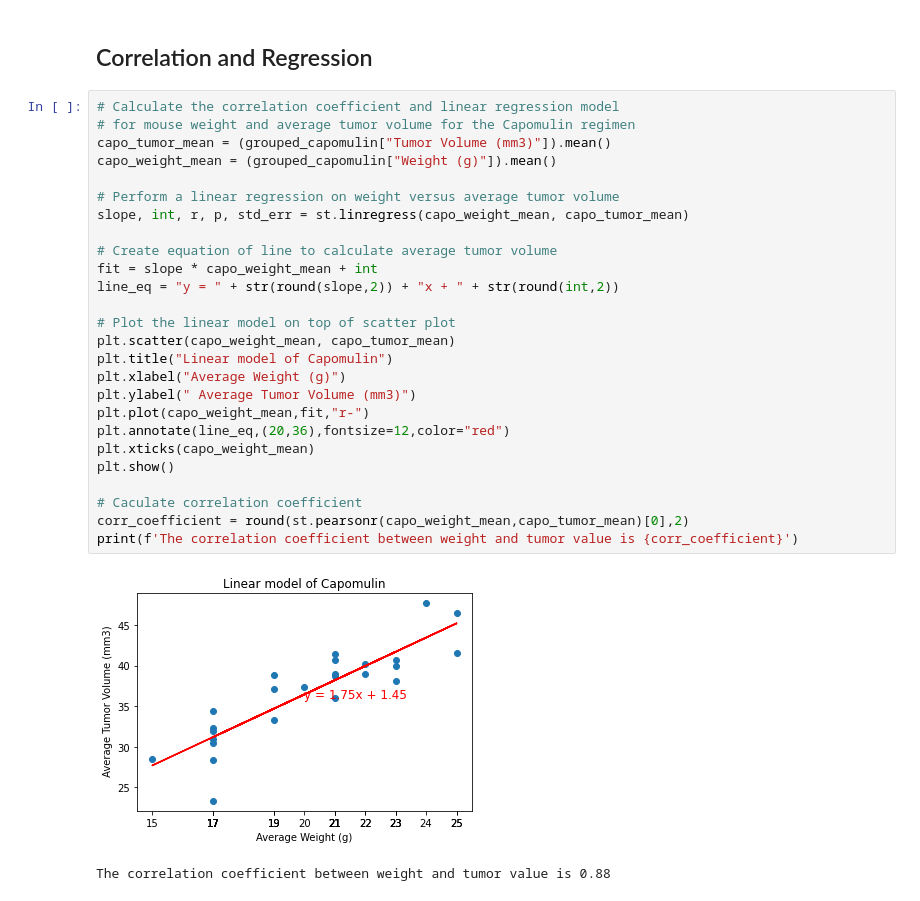
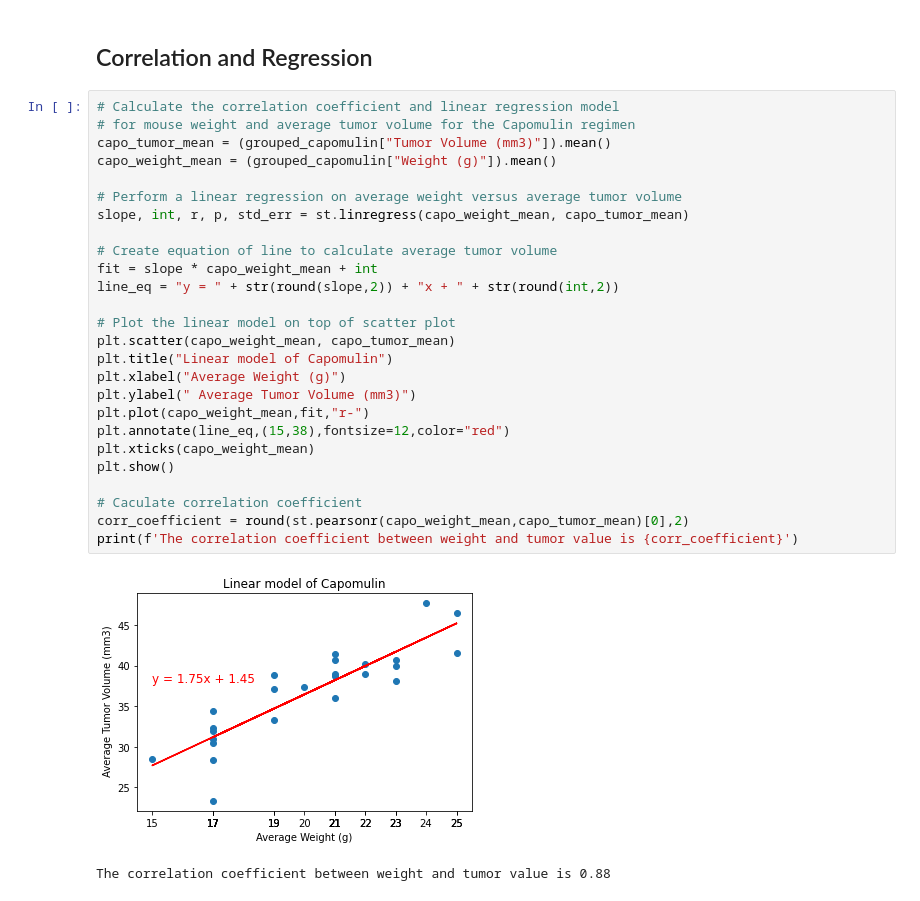
Before and after one commit to SaradhaRam/matplotlib-challenge, a Jupyter notebook: pymaceuticals_starter.ipynb, the cells around one changed output. Drawn from its saved outputs; the diff is of its cells as text.

```diff
--- a/pymaceuticals_starter.ipynb
+++ b/pymaceuticals_starter.ipynb
@@ -434,29 +439,29 @@ plt.show()
 # %%
 # Calculate the correlation coefficient and linear regression model
 # for mouse weight and average tumor volume for the Capomulin regimen
 capo_tumor_mean = (grouped_capomulin["Tumor Volume (mm3)"]).mean()
 capo_weight_mean = (grouped_capomulin["Weight (g)"]).mean()
 
-# Perform a linear regression on weight versus average tumor volume
+# Perform a linear regression on average weight versus average tumor volume
 slope, int, r, p, std_err = st.linregress(capo_weight_mean, capo_tumor_mean)
 
 # Create equation of line to calculate average tumor volume
 fit = slope * capo_weight_mean + int
 line_eq = "y = " + str(round(slope,2)) + "x + " + str(round(int,2))
 
 # Plot the linear model on top of scatter plot
 plt.scatter(capo_weight_mean, capo_tumor_mean)
 plt.title("Linear model of Capomulin")
 plt.xlabel("Average Weight (g)")
 plt.ylabel(" Average Tumor Volume (mm3)")
 plt.plot(capo_weight_mean,fit,"r-")
-plt.annotate(line_eq,(20,36),fontsize=12,color="red")
+plt.annotate(line_eq,(15,38),fontsize=12,color="red")
 plt.xticks(capo_weight_mean)
 plt.show()
 
 # Caculate correlation coefficient
 corr_coefficient = round(st.pearsonr(capo_weight_mean,capo_tumor_mean)[0],2)
 print(f'The correlation coefficient between weight and tumor value is {corr_coefficient}')
 # %% [output]
-[figure, old version]
+[figure, new version]
 The correlation coefficient between weight and tumor value is 0.88
```
Also changed, not shown: parts of 7 cells of this notebook.
